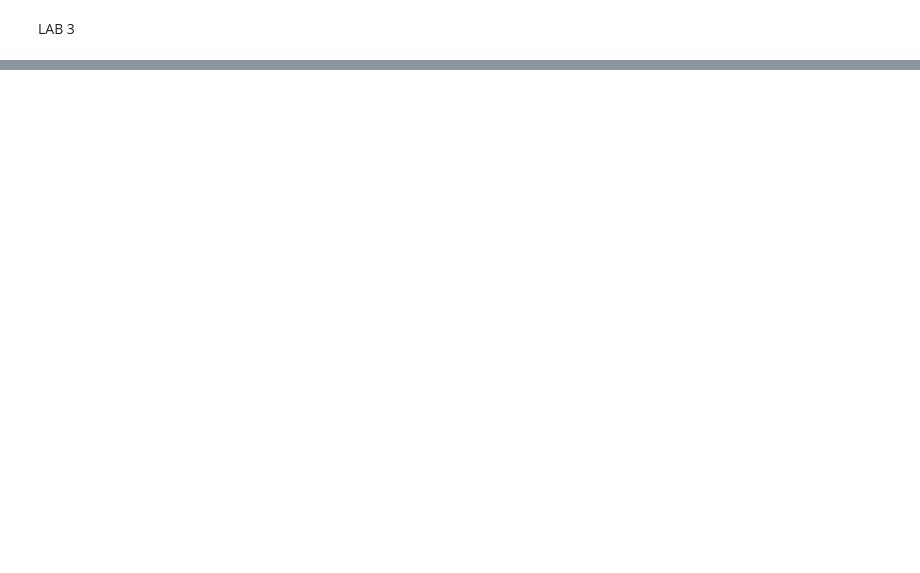
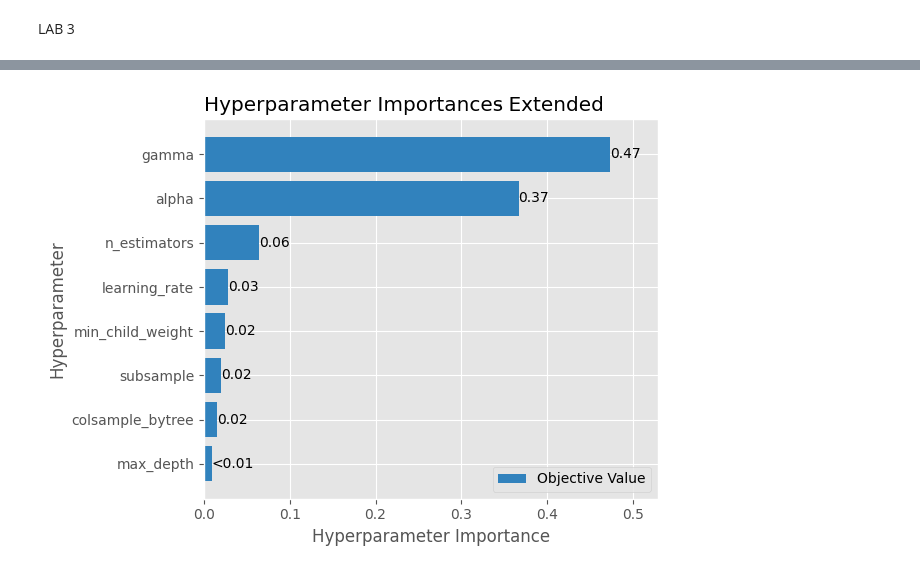
Before and after one commit to 03vladd/ML, a Jupyter notebook: Lab2.ipynb, the cells around one changed output, grey strips where cells are left out. Drawn from its saved outputs; the diff is of its cells as text; code cells hidden in the pictures; blank space fills up the shorter version.

```diff
--- a/Lab2.ipynb
+++ b/Lab2.ipynb
@@ -1228,0 +1276,8 @@ plt.show()
+# %%
+# parameter importances for extended study
+optuna.visualization.matplotlib.plot_param_importances(study_extended)
+plt.title('                                     - Extended')
+plt.tight_layout()
+plt.show()
+# %% [output]
+[figure, added]
```
Also changed, not shown: parts of 55 cells of this notebook.
